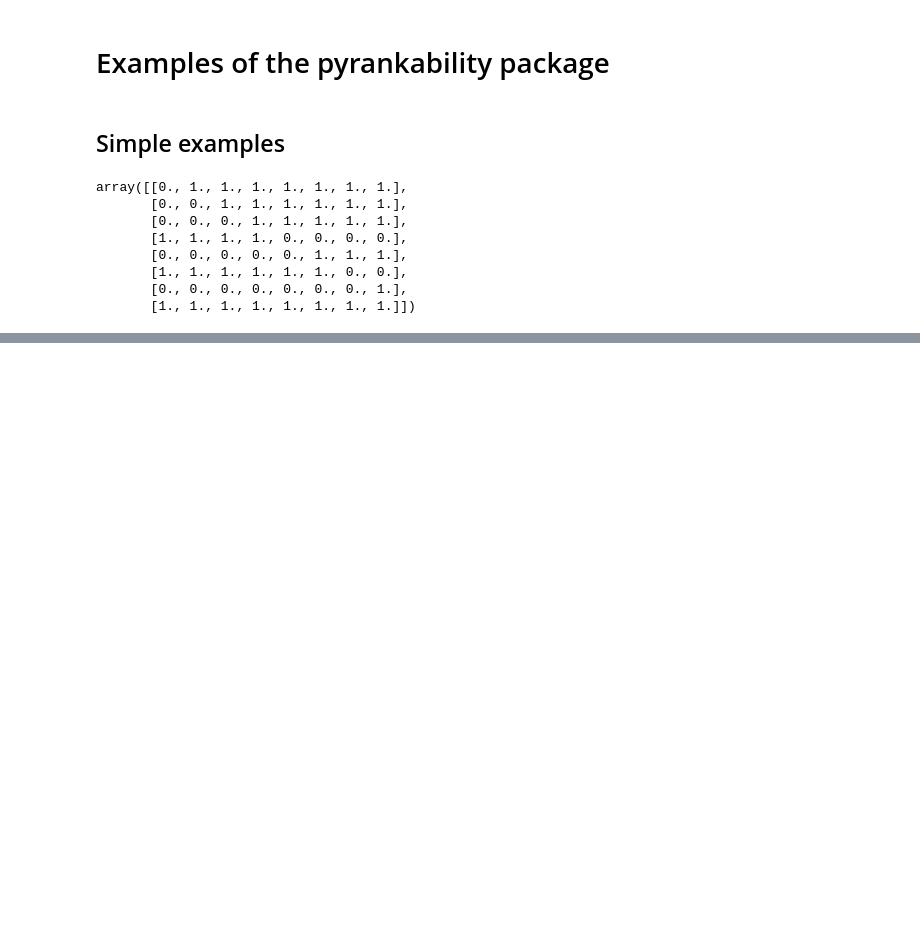
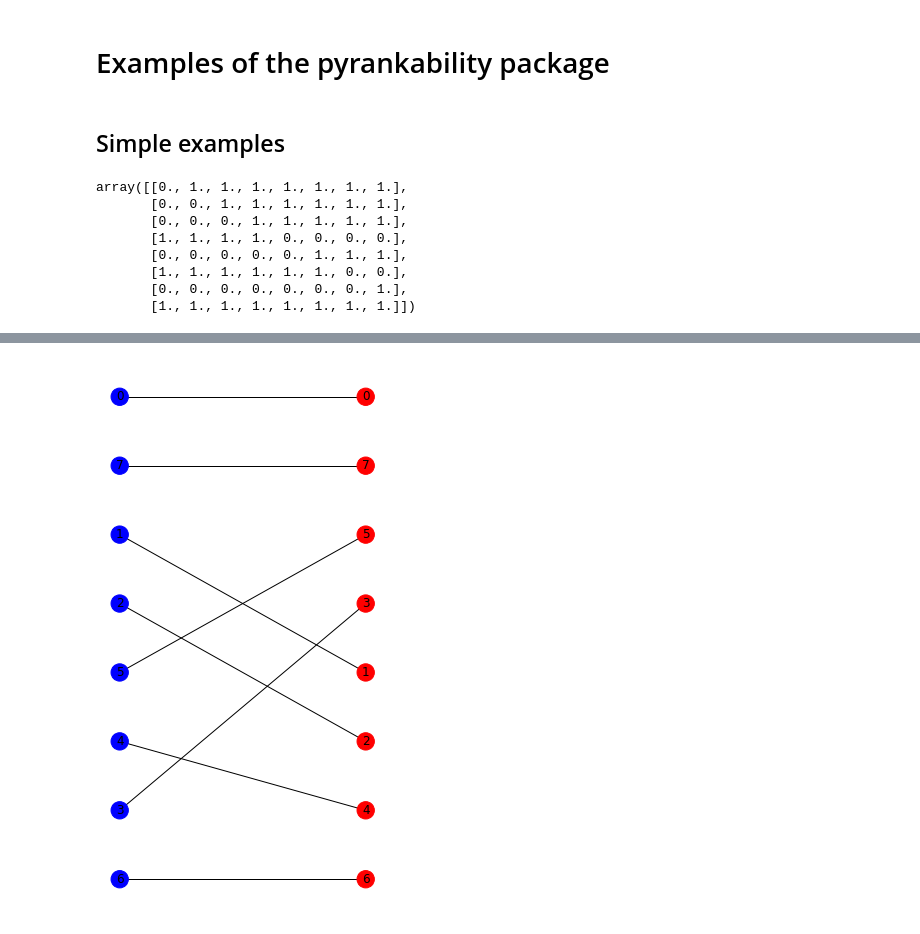
Before and after one commit to IGARDS/rankability_toolbox, a Jupyter notebook: examples.ipynb, the cells around one changed output, grey strips where cells are left out. Drawn from its saved outputs; the diff is of its cells as text; code cells hidden in the pictures; blank space fills up the shorter version.

```diff
--- a/examples.ipynb
+++ b/examples.ipynb
@@ -350,0 +173,3 @@ local_solution
+# %%
+k_lop_10_paired,details_lop_10_paired = pyrankability.lop.bilp(D,num_random_restarts=10,find_pair=True)
+k_lop_10_paired
@@ -350,0 +195,4 @@ local_solution
+# %%
+pyrankability.plot.spider(pyrankability.plot.AB_to_P2(details_lop_10_paired['P'][1],details_lop_10_paired['pair_details']['P'][1]))
+# %% [output]
+[figure, added]
```
Also changed, not shown: parts of 69 cells of this notebook, 3 other files.
